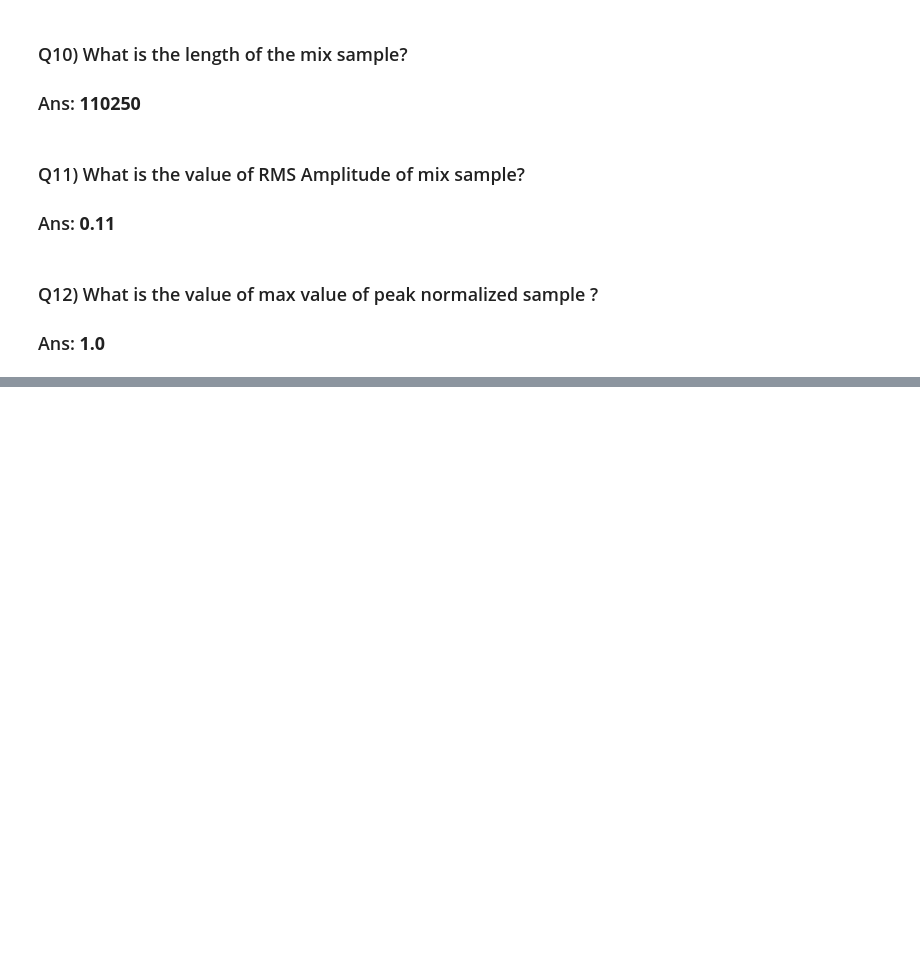
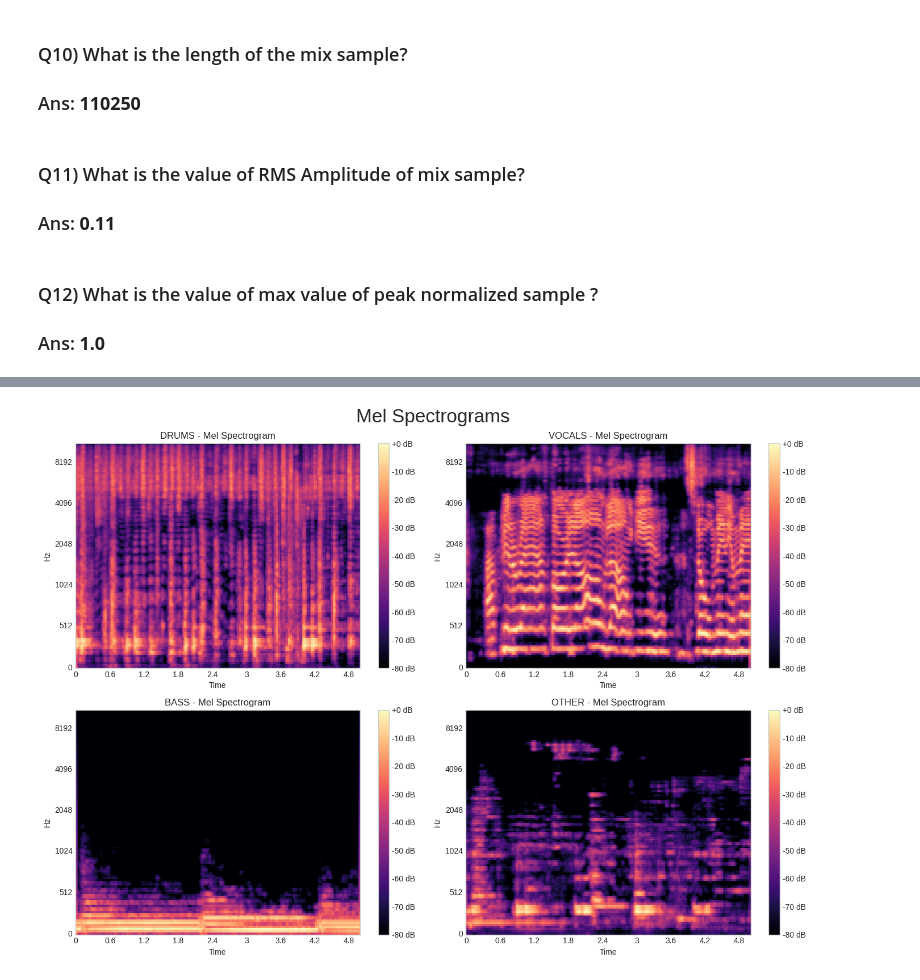
Before and after one commit to 21f3000342/DL-21f3000342-notebook-t12026, a Jupyter notebook: notebooks/milestone-1.ipynb, the cells around one changed output, grey strips where cells are left out. Saved outputs shown, nothing was run; the diff lists cells and outputs as text; code cells hidden in the pictures; blank space fills up the shorter version.

```diff
--- a/notebooks/milestone-1.ipynb
+++ b/notebooks/milestone-1.ipynb
@@ -344,0 +831,90 @@ Q12: Max value of peak normalized sample: 1.0
+# %%
+# Spectrogram Visualization
+
+def visualize_spectrograms(train_dataset, genre='rock', song_index=0, sr=SR, duration=DURATION):
+
+    fig, axes = plt.subplots(2, 2, figsize=(14, 10))
+    axes = axes.flatten()
+
+    stem_keys = ['drums', 'vocals', 'bass', 'other']
+
+    for idx, stem in enumerate(stem_keys):
+        file_path = train_dataset[genre][stem][song_index]
+        y, _ = librosa.load(file_path, sr=sr, duration=duration)
+
+        # mel spectrogram
+        mel_spec = librosa.feature.melspectrogram(y=y, sr=sr, n_mels=N_MELS,
+                                                   n_fft=N_FFT, hop_length=HOP_LENGTH)
+        mel_spec_db = librosa.power_to_db(mel_spec, ref=np.max)
+
+        # Plot
+        ax = axes[idx]
+        img = librosa.display.specshow(mel_spec_db, x_axis='time', y_axis='mel',
+                                        sr=sr, hop_length=HOP_LENGTH, ax=ax)
+        ax.set_title(f'{stem.upper()} - Mel Spectrogram')
+        fig.colorbar(img, ax=ax, format='%+2.0f dB')
+
+    plt.suptitle(f'Mel Spectrograms', fontsize=24)
+    plt.tight_layout()
+    plt.savefig('spectrograms.png', dpi=150, bbox_inches='tight')
+    plt.show()
+
+    print("Plot saved as 'spectrograms.png'")
+
+visualize_spectrograms(tr, genre='rock', song_index=0)
+
+
+
+#-----------------------Waveform Visualization-------------------#
+
+def visualize_waveforms(train_dataset, genre='rock', song_index=0, sr=SR, duration=DURATION):
+
+    print("\n            " + "-"*88)
+
+    fig, axes = plt.subplots(4, 1, figsize=(14, 10))
+
+    stem_keys = ['drums', 'vocals', 'bass', 'other']
+    colors = ['#e74c3c', '#3498db', '#2ecc71', '#9b59b6']
+
+    for idx, stem in enumerate(stem_keys):
+        file_path = train_dataset[genre][stem][song_index]
+        y, _ = librosa.load(file_path, sr=sr, duration=duration)
+
+        ax = axes[idx]
+        time = np.linspace(0, len(y)/sr, len(y))
+        ax.plot(time, y, color=colors[idx], linewidth=0.5)
+        ax.set_title(f'{stem.upper()}')
+        ax.set_xlabel('Time (s)')
+        ax.set_ylabel('Amplitude')
+        ax.set_xlim([0, duration])
+
+    plt.suptitle(f'Waveforms', fontsize=24)
+    plt.tight_layout()
+    plt.savefig('waveforms.png', dpi=150, bbox_inches='tight')
+    plt.show()
+
+    print("Plot saved as 'waveforms.png'")
+
+visualize_waveforms(tr, genre='rock', song_index=0)
+
+
+
+#------------------------Audio Playback----------------------#
+
+
+def play_audio_samples(train_dataset, genre='rock', song_index=0, sr=SR, duration=DURATION):
+
+    print("\n            " + "-"*88)
+    stem_keys = ['drums', 'vocals', 'bass', 'other']
+
+    for stem in stem_keys:
+        file_path = train_dataset[genre][stem][song_index]
+        print(f"\n {stem.upper()}:")
+        print(f"  File: {file_path}")
+
+        y, _ = librosa.load(file_path, sr=sr, duration=duration)
+        display(ipd.Audio(y, rate=sr))
+
+play_audio_samples(tr, genre='rock', song_index=0)
+# %% [output]
+[figure, added]
```
Also changed, not shown: parts of 24 cells of this notebook.
